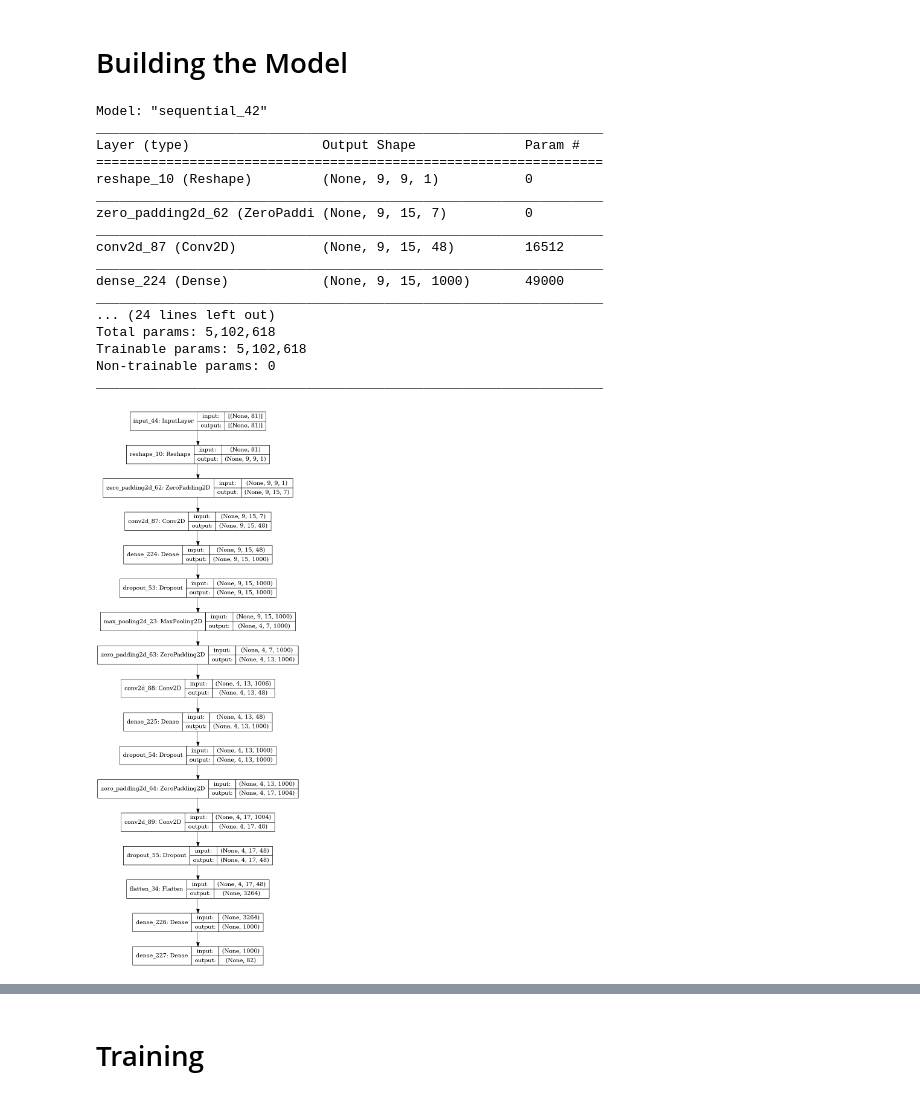
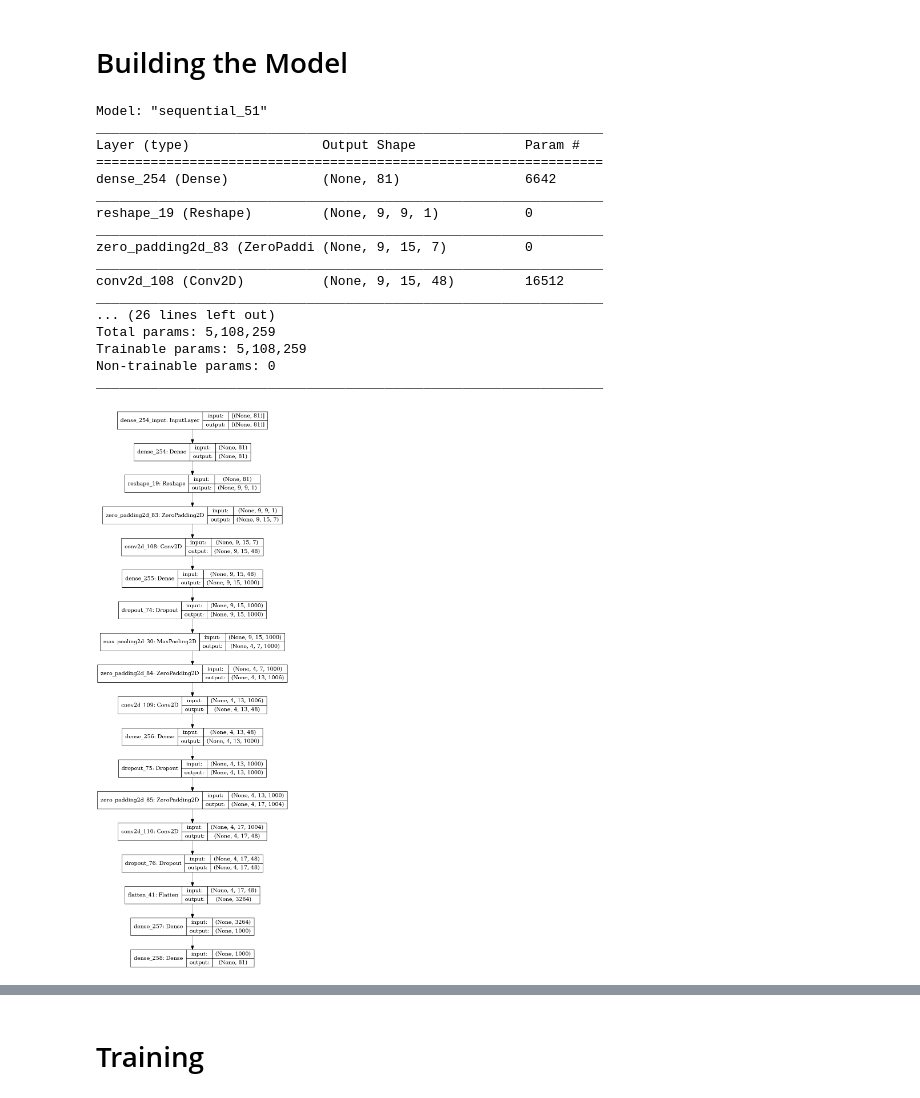
Before and after one commit to CSCI4850/s21-team6-project, a Jupyter notebook: GOnet.ipynb, the cells around one changed output, grey strips where cells are left out. Cells and saved outputs as stored; diff of their text form; code cells hidden in the pictures.

```diff
--- a/GOnet.ipynb
+++ b/GOnet.ipynb
@@ -108,11 +108,11 @@ input_shape = X[0].shape
 #defining output shape
 #output_size = Y.shape[1]
 model = keras.models.Sequential()
-model.add(keras.layers.Input(shape = input_shape))
+model.add(keras.layers.Dense(81, input_shape = input_shape))
 model.add(keras.layers.Reshape((board_length, board_length, 1)))
 model.add(keras.layers.ZeroPadding2D(padding = 3, input_shape = input_shape, data_format = 'channels_first'))
 model.add(keras.layers.Conv2D(48, kernel_size = (7, 7), activation = 'relu', padding = 'same', input_shape = input_shape))
-model.add(keras.layers.Dense(1500, activation = 'relu'))
+model.add(keras.layers.Dense(1000, activation = 'relu'))
 model.add(keras.layers.Dropout(0.25))
 model.add(keras.layers.MaxPooling2D(pool_size = (2, 2)))
 model.add(keras.layers.ZeroPadding2D(padding = 3, input_shape = input_shape, data_format = 'channels_first'))
@@ -124,40 +124,40 @@ model.add(keras.layers.Conv2D(48, kernel_size = (3, 3), activation = 'relu', pad
 model.add(keras.layers.Dropout(0.25))
 model.add(keras.layers.Flatten())
 model.add(keras.layers.Dense(1000, activation = 'relu'))
-model.add(keras.layers.Dense(board_size + 1, activation = 'softmax'))
+model.add(keras.layers.Dense(board_size, activation = 'softmax'))
 
 #hidden1 = keras.layers.Dense(1000, activation = 'relu')(conv2D_1)
 #hidden2 = keras.layers.Dense(1000, activation = 'relu')(hidden1)
 #hidden3 = keras.layers.Dense(1000, activation = 'relu')(hidden2)
 #drop1 = keras.layers.Dropout(0.2)(hidden3)
 #hidden4 = keras.layers.Dense(1000, activation = 'relu')(drop1)
 #hidden5 = keras.layers.Dense(1000, activation = 'relu')(hidden4)
 #output = keras.layers.Dense(82, activation = 'softmax')(hidden5)
 #model = Model(inputs = conv2D_1, outputs = output)
 
 model.compile(loss=keras.losses.CategoricalCrossentropy(), optimizer = keras.optimizers.Adam(), metrics = [keras.metrics.CategoricalAccuracy()])
 model.summary()
 keras.utils.plot_model(model, show_shapes = True, expand_nested = True, show_layer_names = True)
 
 #0 if the game ends
 #1 - 81
 #row major order from top left, bottom right is 81
 # %% [output]
-Model: "sequential_42"
+Model: "sequential_51"
 _________________________________________________________________
 Layer (type)                 Output Shape              Param #
 =================================================================
-reshape_10 (Reshape)         (None, 9, 9, 1)           0
+dense_254 (Dense)            (None, 81)                6642
 _________________________________________________________________
-zero_padding2d_62 (ZeroPaddi (None, 9, 15, 7)          0
+reshape_19 (Reshape)         (None, 9, 9, 1)           0
 _________________________________________________________________
-conv2d_87 (Conv2D)           (None, 9, 15, 48)         16512
+zero_padding2d_83 (ZeroPaddi (None, 9, 15, 7)          0
 _________________________________________________________________
-dense_224 (Dense)            (None, 9, 15, 1000)       49000
+conv2d_108 (Conv2D)          (None, 9, 15, 48)         16512
 _________________________________________________________________
-... (24 lines left out)
-Total params: 5,102,618
-Trainable params: 5,102,618
+... (26 lines left out)
+Total params: 5,108,259
+Trainable params: 5,108,259
 Non-trainable params: 0
 _________________________________________________________________
-[figure, old version]
+[figure, new version]
```
Also changed, not shown: parts of 2 cells of this notebook.
